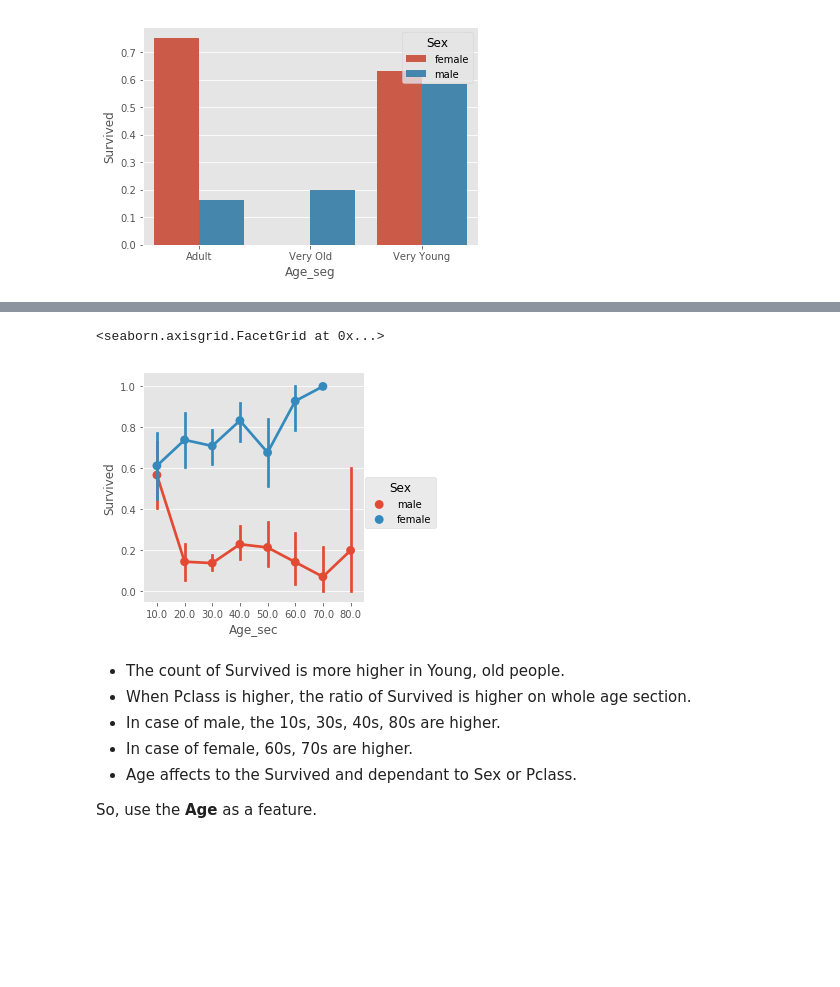
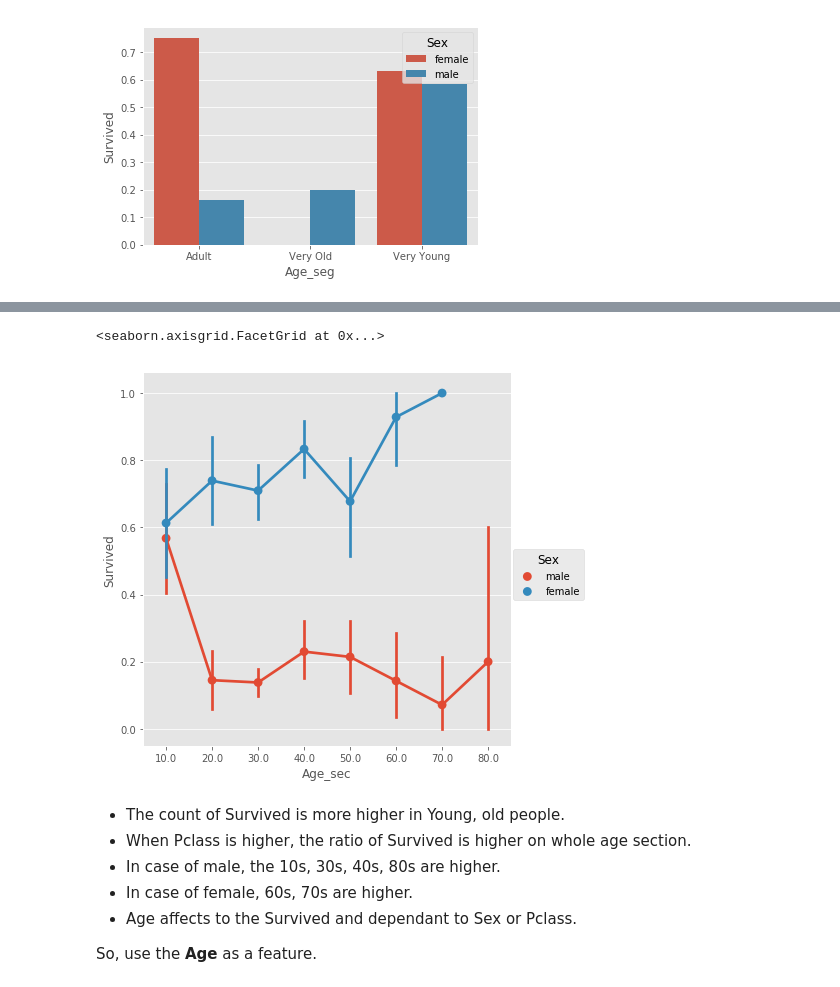
Before and after one commit to jeonghunyoon/kaggle, a Jupyter notebook: 01_Titanic.ipynb, the cells around one changed output, grey strips where cells are left out. Drawn from its saved outputs; the diff is of its cells as text; code cells hidden in the pictures; blank space fills up the shorter version.

```diff
--- a/01_Titanic.ipynb
+++ b/01_Titanic.ipynb
@@ -57,8 +59,10 @@ import seaborn as sns
 import matplotlib.pyplot as plt
 from matplotlib import rcParams
 
-# %matplotlib inline
+rcParams['figure.figsize'] = (6, 6)
+rcParams['font.size'] = 8
+
 plt.style.use('ggplot')
-sns.set_style({'font.size': 25, 'figure.figsize': (45, 20)})
+# sns.set_style({'font.size': 25, 'figure.figsize': (45, 20)})
 # %%
 green_cmap = sns.light_palette("green", as_cmap=True)
@@ -201,8 +193,8 @@ sns.factorplot("Age_sec", "Survived", hue="Pclass", data=train_set)
 # %%
-sns.factorplot("Age_sec", "Survived", hue="Sex", data=train_set)
+sns.factorplot("Age_sec", "Survived", hue="Sex", data=train_set, size=6)
 # %% [output]
 <seaborn.axisgrid.FacetGrid at 0x...>
-[figure, old version]
+[figure, new version]
 # %% [markdown]
 - The count of Survived is more higher in Young, old people.
  - When Pclass is higher, the ratio of Survived is higher on whole age section.
```
Also changed, not shown: parts of 22 cells of this notebook.
